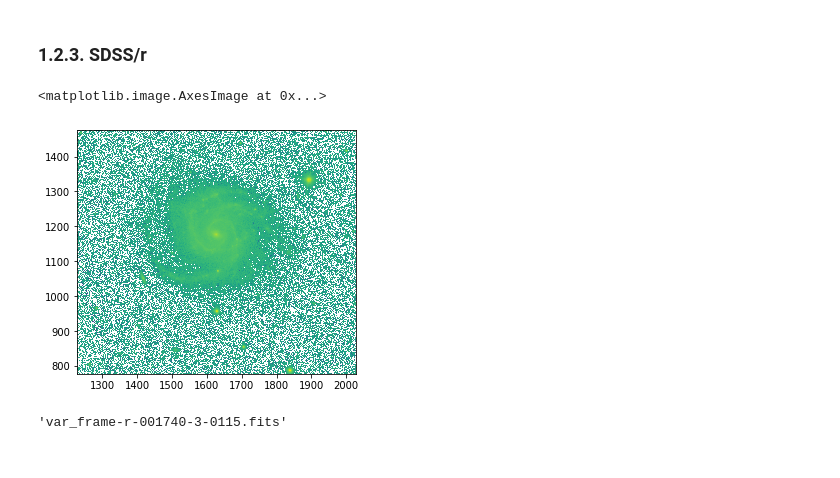
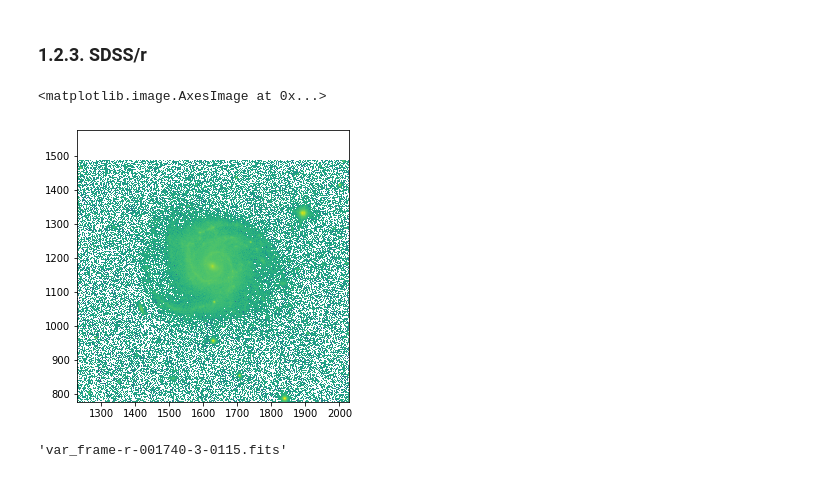
Before and after one commit to aabdurrouf/piXedfit, a Jupyter notebook: examples/FUVtoNIR_CALIFA/Step1_prep_img_proc.ipynb, the cells around one changed output. Saved outputs shown, nothing was run; the diff lists cells and outputs as text; code cells hidden in the pictures.

```diff
--- a/examples/FUVtoNIR_CALIFA/Step1_prep_img_proc.ipynb
+++ b/examples/FUVtoNIR_CALIFA/Step1_prep_img_proc.ipynb
@@ -151,20 +150,19 @@ var_img_sdss(fits_image, filter_name='sdss_g')
 # %% [markdown]
 ### 1.2.3. SDSS/r
 # %%
-# check image
 hdu = fits.open("frame-r-001740-3-0115.fits")
 data_image = hdu[0].data
 wcs = WCS(hdu[0].header)
 gal_x, gal_y = wcs.wcs_world2pix(gal_ra, gal_dec, 1)
 hdu.close()
 
 plt.figure(figsize=(5,5))
 plt.xlim(gal_x-400,gal_x+400)
-plt.ylim(gal_y-400,gal_y+300)
+plt.ylim(gal_y-400,gal_y+400)
 plt.imshow(np.log10(data_image), origin='lower')
 # %% [output]
 <matplotlib.image.AxesImage at 0x...>
-[figure, old version]
+[figure, new version]
 # %%
 fits_image = "frame-r-001740-3-0115.fits"
 var_img_sdss(fits_image, filter_name='sdss_r')
```
Also changed, not shown: parts of 24 cells of this notebook, 6 other files.
